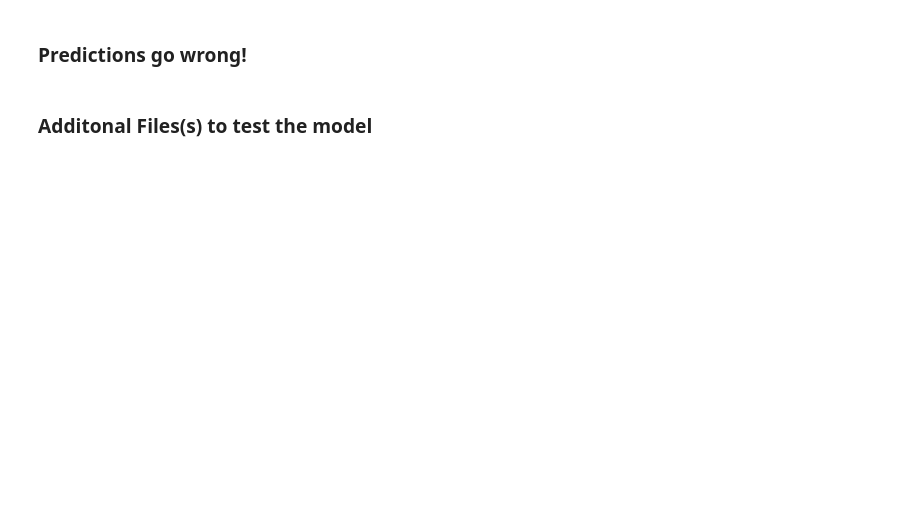
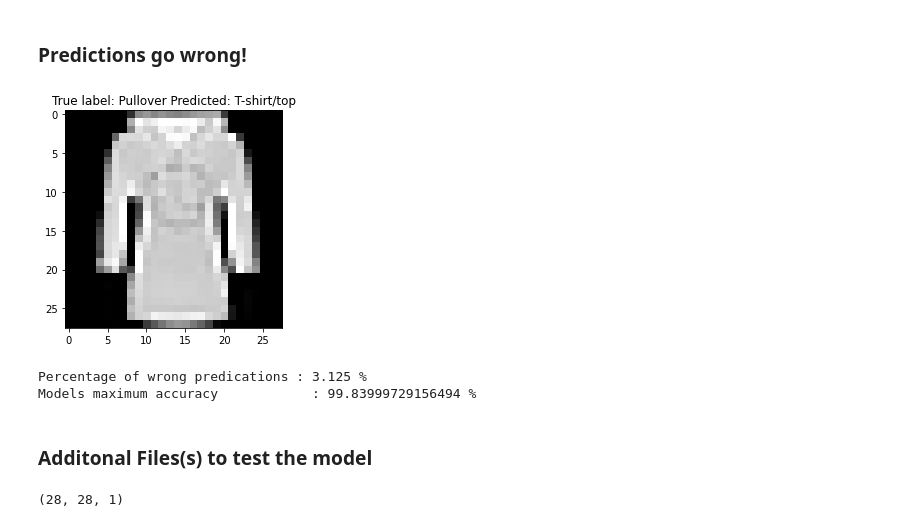
Before and after one commit to AmirRazaMBA/TensorFlow-Certification, a Jupyter notebook: 2. Convolutional Neural Network in Tensorflow/AZ/02_fashion_mnist_tfds.ipynb, the cells around one changed output. Cells and saved outputs as stored; diff of their text form; code cells hidden in the pictures; blank space fills up the shorter version.

```diff
--- a/2. Convolutional Neural Network in Tensorflow/AZ/02_fashion_mnist_tfds.ipynb
+++ b/2. Convolutional Neural Network in Tensorflow/AZ/02_fashion_mnist_tfds.ipynb
@@ -69,5 +73,0 @@ test_dataset  =  test_dataset.map(normalize)
-# %%
-# The first time you use the dataset, the images will be loaded from disk
-# Caching will keep them in memory, making training faster
-train_dataset =  train_dataset.cache()
-test_dataset  =  test_dataset.cache()
@@ -156,5 +168,7 @@ First, we define the iteration behavior for the train dataset:
 # %%
 BATCH_SIZE = 32
-train_dataset = train_dataset.cache().repeat().shuffle(num_train_examples).batch(BATCH_SIZE)
-test_dataset = test_dataset.cache().batch(BATCH_SIZE)
+#AUTOTUNE = tensorflow.core.experimental.AUTOTUNE
+AUTOTUNE = tf.data.AUTOTUNE
+train_dataset = train_dataset.map(normalize).cache().repeat().shuffle(num_train_examples).batch(BATCH_SIZE).prefetch(AUTOTUNE)
+test_dataset = test_dataset.map(normalize).batch(BATCH_SIZE).cache().prefetch(AUTOTUNE)
 # %%
@@ -185,7 +261,9 @@ losses[['loss','accuracy']].plot()
 # %% [markdown]
 #### Eval - Test
 # %%
-test_loss, test_accuracy = model.evaluate(test_dataset, steps=math.ceil(num_test_examples/32))
+new_model = tf.keras.models.load_model(saved_model_filename)
+new_model.summary()
+test_loss, test_accuracy = new_model.evaluate(test_dataset, steps=math.ceil(num_test_examples / 32))
 # %%
 print('Loss on test dataset:', test_loss)
 print('Accuracy on test dataset:', test_accuracy)
@@ -209,2 +301,2 @@ for test_images, test_labels in test_dataset.take(1):
 # %%
-y_prediction =  np.argmax(model.predict(x_test), axis=-1)
+y_prediction = np.argmax(new_model.predict(x_test), axis=-1)
@@ -224,16 +342,21 @@ sns.heatmap(confusion_matrix(y_test,y_prediction),annot=True)
 # %%
 # Show some misclassified examples
 misclassified_idx = np.where(y_prediction != y_test)[0]
 i = np.random.choice(misclassified_idx)
-plt.imshow(x_test[i].reshape(28,28), cmap='gray')
-#plt.title("True label: %s Predicted: %s" % (y_test[i], y_prediction[i]));
-t = getName(y_test[i])
-p = getName(y_prediction[i])
+plt.imshow(x_test[i].reshape(28, 28), cmap='gray')
+# plt.title("True label: %s Predicted: %s" % (y_test[i], y_prediction[i]));
+t = get_name(y_test[i])
+p = get_name(y_prediction[i])
 plt.title("True label: %s Predicted: %s" % (t, p));
+# %% [output]
+[figure, added]
 # %%
-print("Percentage of wrong predcitions : " + str(len(misclassified_idx)/len(y_prediction)*100) + " %")
-print("Models maximum accuracy            : " + str(np.max(history.history['accuracy'])*100) + " %")
-#print("Models maximum validation accuracy : " + str(np.max(history.history['val_accuracy'])*100) + " %")
+print("Percentage of wrong predications : " + str(len(misclassified_idx) / len(y_prediction) * 100) + " %")
+print("Models maximum accuracy            : " + str(np.max(history.history['accuracy']) * 100) + " %")
+# print("Models maximum validation accuracy : " + str(np.max(history.history['val_accuracy'])*100) + " %")
+# %% [output]
+Percentage of wrong predications : 3.125 %
+Models maximum accuracy            : 99.83999729156494 %
 # %% [markdown]
 ### Additonal Files(s) to test the model
 # %%
@@ -253,0 +365,4 @@ np.argmax(predictions_single[0])
+# %%
+print(img.shape)
+# %% [output]
+(28, 28, 1)
```
Also changed, not shown: parts of 57 cells of this notebook, 11 other files.
